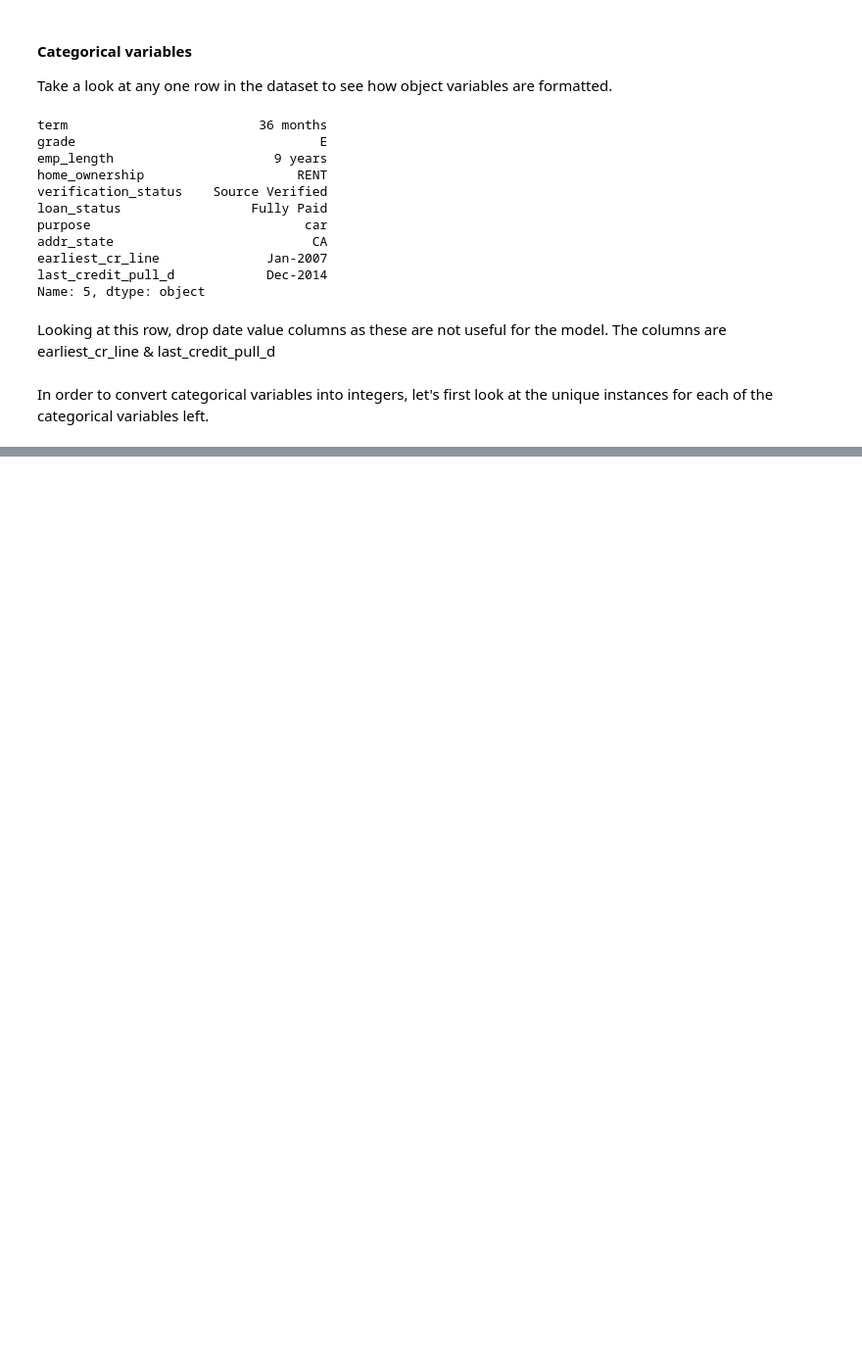
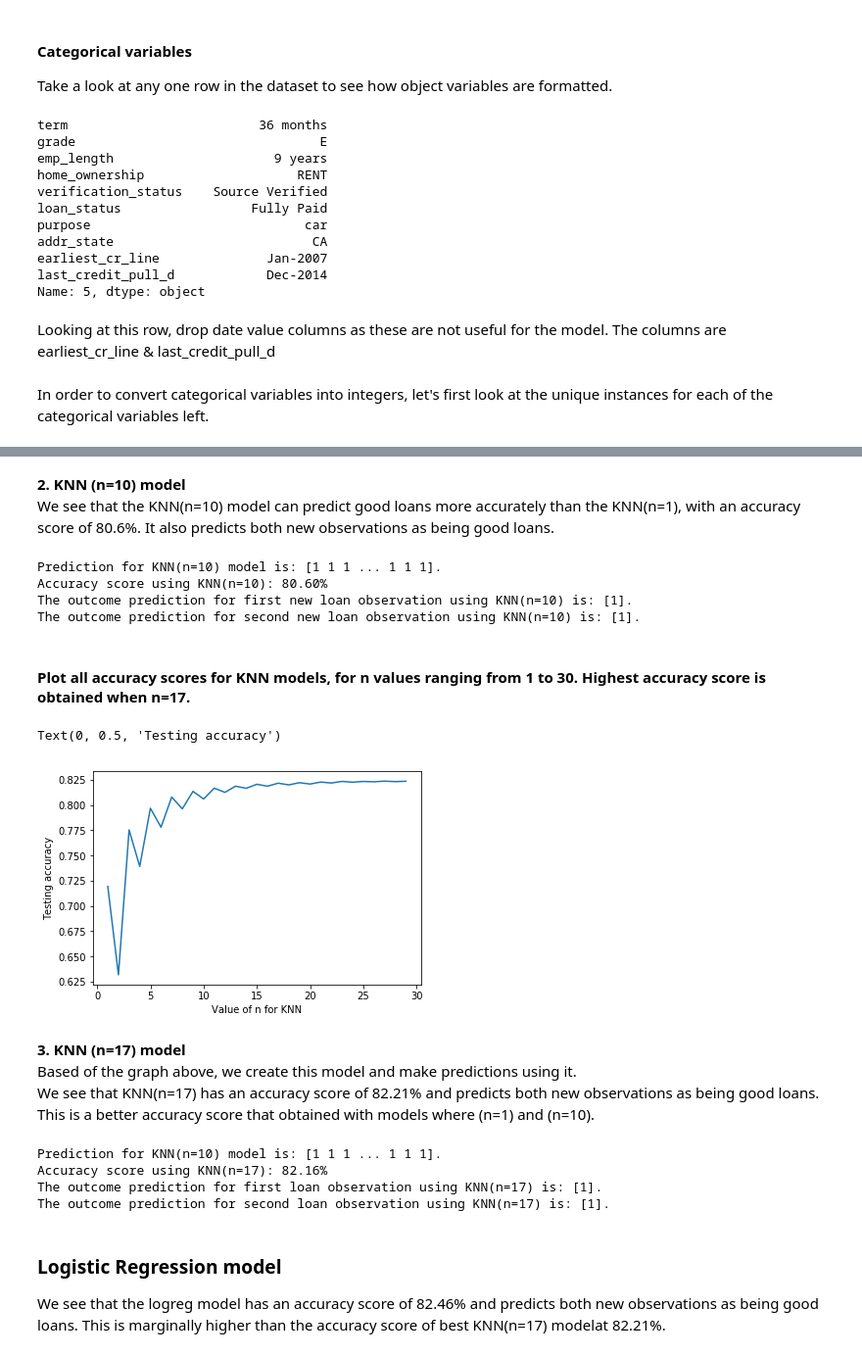
Before and after one commit to manieshablakey/loan-assessment-model, a Jupyter notebook: loan-credit.ipynb, the cells around one changed output, grey strips where cells are left out. Shown at 98% size. Saved outputs shown, nothing was run; the diff lists cells and outputs as text; code cells hidden in the pictures; blank space fills up the shorter version.

Commit message:
Tidied up code and ML models

```diff
--- a/loan-credit.ipynb
+++ b/loan-credit.ipynb
@@ -1137,9 +910,0 @@ print(knn_score1)
-# %%
-k_range = range(1, 30)
-scores = []
-for k in k_range:
-    knn = KNeighborsClassifier(n_neighbors=k)
-    knn.fit(X_train, y_train)
-    y_pred = knn.predict(X_test)
-    knn_score_total = metrics.accuracy_score(y_test, y_pred)
-    scores.append(knn_score_total)
@@ -1172,0 +982,60 @@ print(knn.predict(add_obs))
+# %% [markdown]
+**2. KNN (n=10) model**<br>We see that the KNN(n=10) model can predict good loans more accurately than the KNN(n=1), with an accuracy score of 80.6%. It also predicts both new observations as being good loans.
+# %%
+knn = KNeighborsClassifier(n_neighbors=10)
+knn.fit(X_train,y_train)
+y_pred = knn.predict(X_test)
+print("Prediction for KNN(n=10) model is: {}.".format(y_pred))
+knn_score10 = metrics.accuracy_score(y_test, y_pred)
+print("Accuracy score using KNN(n=10): %.2f%%" % (knn_score10 * 100.0))
+
+#Use the same observations created above to make predictions for new loans using KNN(n=10) model.
+print("The outcome prediction for first new loan observation using KNN(n=10) is: {}.".format(knn.predict(obs1)))
+print("The outcome prediction for second new loan observation using KNN(n=10) is: {}.".format(knn.predict(obs2)))
+
+# #Cross-validated model
+# knn = KNeighborsClassifier(n_neighbors=10)
+# scores10 = cross_val_score(knn, X, y, cv=5, scoring='accuracy')
+# print("All cross-validated scores for KNN(n=10):".format(scores10))
+# print("Mean cross-validaed score for KNN(n=10):".format(scores10.mean()))
+# %% [output]
+Prediction for KNN(n=10) model is: [1 1 1 ... 1 1 1].
+Accuracy score using KNN(n=10): 80.60%
+The outcome prediction for first new loan observation using KNN(n=10) is: [1].
+The outcome prediction for second new loan observation using KNN(n=10) is: [1].
+# %% [markdown]
+#### Plot all accuracy scores for KNN models, for n values ranging from 1 to 30. Highest accuracy score is obtained when n=17.
+# %%
+n_range = range(1, 30)
+scores = []
+for n in n_range:
+    knn = KNeighborsClassifier(n_neighbors=n)
+    knn.fit(X_train, y_train)
+    y_pred = knn.predict(X_test)
+    knn_score_total = metrics.accuracy_score(y_test, y_pred)
+    scores.append(knn_score_total)
+
+plt.plot(n_range, scores)
+plt.xlabel("Value of n for KNN")
+plt.ylabel("Testing accuracy")
+# %% [output]
+Text(0, 0.5, 'Testing accuracy')
+[figure, added]
+# %% [markdown]
+**3. KNN (n=17) model**<br>Based of the graph above, we create this model and make predictions using it.<br> We see that KNN(n=17) has an accuracy score of 82.21% and predicts both new observations as being good loans.<br>This is a better accuracy score that obtained with models where (n=1) and (n=10).
+# %%
+knn = KNeighborsClassifier(n_neighbors=17)
+knn.fit(X_train,y_train)
+y_pred = knn.predict(X_test)
+print("Prediction for KNN(n=10) model is: {}.".format(y_pred))
+knn_score17 = metrics.accuracy_score(y_test, y_pred)
+print("Accuracy score using KNN(n=17): %.2f%%" % (knn_score17 * 100.0))
+
+#Use the same observations created above to make predictions for new loans using KNN(n=10) model.
+print("The outcome prediction for first loan observation using KNN(n=17) is: {}.".format(knn.predict(obs1)))
+print("The outcome prediction for second loan observation using KNN(n=17) is: {}.".format(knn.predict(obs2)))
+# %% [output]
+Prediction for KNN(n=10) model is: [1 1 1 ... 1 1 1].
+Accuracy score using KNN(n=17): 82.16%
+The outcome prediction for first loan observation using KNN(n=17) is: [1].
+The outcome prediction for second loan observation using KNN(n=17) is: [1].
@@ -1172,0 +1059,3 @@ print(knn.predict(add_obs))
+# %% [markdown]
+### Logistic Regression model
+We see that the logreg model has an accuracy score of 82.46% and predicts both new observations as being good loans. This is marginally higher than the accuracy score of best KNN(n=17) modelat 82.21%.
```
Also changed, not shown: parts of 70 cells of this notebook.
